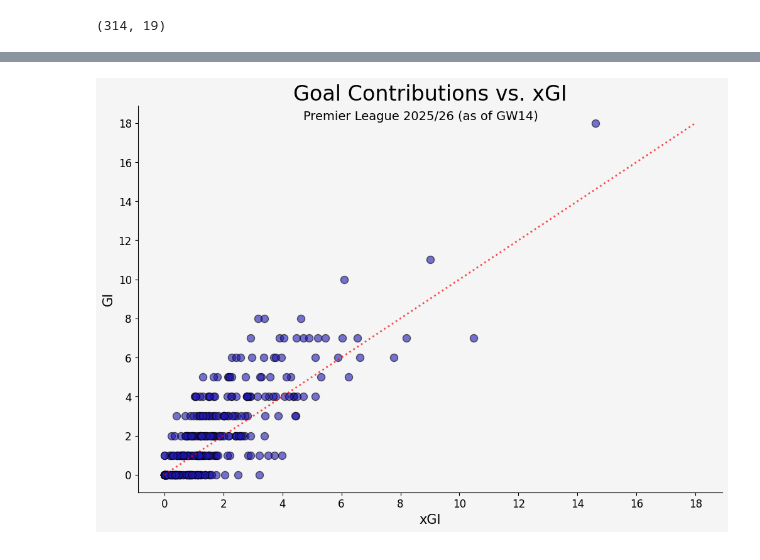
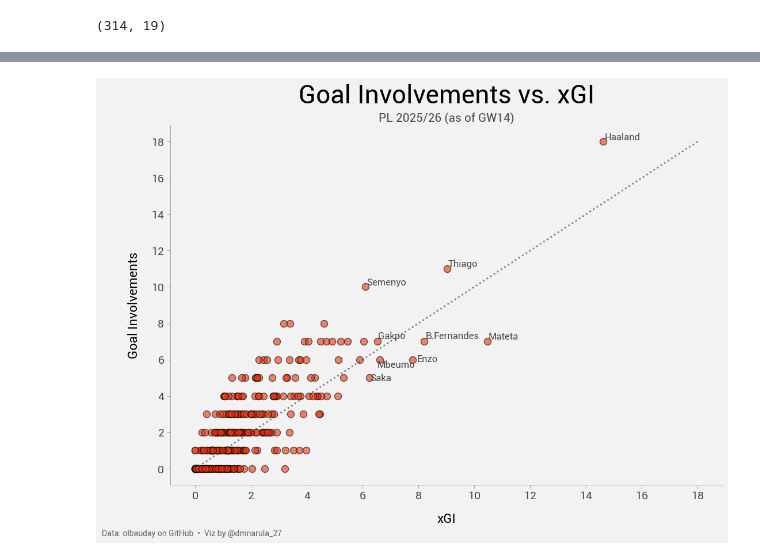
Before and after one commit to dmnarula/football-ds-learning, a Jupyter notebook: week3-visualization/Week3_xGI_vs_GI.ipynb, the cells around one changed output, grey strips where cells are left out. Drawn from its saved outputs; the diff is of its cells as text; code cells hidden in the pictures.

```diff
--- a/week3-visualization/Week3_xGI_vs_GI.ipynb
+++ b/week3-visualization/Week3_xGI_vs_GI.ipynb
@@ -3,7 +3,7 @@
 # %%
 import pandas as pd
 
-url = "https://raw.githubusercontent.com/olbauday/FPL-Elo-Insights/refs/heads/main/data/2025-2026/By%20Tournament/Premier%20League/GW14/playerstats.csv"
+url = "https://raw.githubusercontent.com/dmnarula/football-ds-learning/refs/heads/main/data/pl_data_gw14_25_26_full.csv"
 df = pd.read_csv(url)
 
 df.head()
@@ -74,5 +74,7 @@ df_clean = df_small[df_small["minutes"] >= 300].copy()
 df_clean.shape
 # %% [output]
 (314, 19)
+# %%
+top_xg = df_clean.sort_values("xGI", ascending=False).head(9)
 # %%
 import matplotlib.pyplot as plt
@@ -78,0 +87,7 @@ import matplotlib.pyplot as plt
+# %%
+# Font
+import matplotlib.font_manager as fm
+font_path = "/content/Roboto-Regular.ttf"
+
+fm.fontManager.addfont(font_path)
+plt.rcParams["font.family"] = "Roboto"
@@ -79,49 +114,100 @@ import matplotlib.pyplot as plt
 # %%
 # Making scatter plot
 
+from adjustText import adjust_text
+
 # Size
-plt.figure(figsize=(12,8), facecolor="#f5f5f5")
+plt.figure(figsize=(12,8), facecolor="#f2f2f2")
 
 # Scatter plot
 plt.scatter(
     df_clean["xGI"],
     df_clean["GI"],
     alpha=0.6,
     s=75,
     edgecolor="black",
-    c="#1f17b3"
+    c="#e83410"
 )
 
 # Diagonal line
 max_val = max(df_clean["xGI"].max(), df_clean["GI"].max())
 plt.plot([0, max_val], [0, max_val],
-         color="red",
+         color="#4a4a4a",
          linestyle=":",
          linewidth=2,
          alpha=0.7,
          solid_capstyle="round"
          )
 
 # Labels
-plt.xlabel("xGI", fontsize=15)
-plt.ylabel("GI", fontsize=15)
-plt.title("Goal Contributions vs. xGI", fontsize=24)
-plt.suptitle("Premier League 2025/26 (as of GW14)", fontsize=14, y=0.87)
+plt.xlabel("xGI", fontsize=16,labelpad=14)
+plt.ylabel("Goal Involvements", fontsize=16, labelpad=14)
+plt.title("Goal Involvements vs. xGI", fontsize=32, pad=28)
+plt.suptitle("PL 2025/26 (as of GW14)",
+             fontsize=15,
+             y=0.91,
+             c="#4a4a4a"
+             )
 
 # Axes
 ax = plt.gca()
 ax.spines["top"].set_visible(False)
 ax.spines["right"].set_visible(False)
-ax.set_facecolor("#f5f5f5")
-
-# Axis increment
-plt.xticks(range(0, int(max_val)+1, 2), fontsize=12)
-plt.yticks(range(0, int(max_val)+1, 2), fontsize=12)
+ax.spines["bottom"].set_color("#999999")
+ax.spines["left"].set_color("#999999")
+ax.spines["left"].set_linewidth(0.6)
+ax.spines["bottom"].set_linewidth(0.6)
+ax.set_facecolor("#f2f2f2")
+ax.tick_params(
+    axis='both',
+    length=4,
+    width=0.6,
+    color="#999999",
+    labelsize=14
+)
 
 
 
 
+# Axis increment
+plt.xticks(range(0, int(max_val)+1, 2), fontsize=14, c="#4a4a4a")
+plt.yticks(range(0, int(max_val)+1, 2), fontsize=14, c="#4a4a4a")
+
+# Spacing
+plt.subplots_adjust(
+    left=0.1,
+    right=0.9,
+    bottom=0.1
+)
+
+# Dot labels
+texts = []
+
+for _, row in top_xg.iterrows():
+    texts.append(
+        plt.text(
+            row["xGI"],
+            row["GI"],
+            row["web_name"],
+            fontsize=12,
+            color="#4a4a4a"
+        )
+    )
+
+adjust_text(
+    texts,
+    ax=ax
+)
+
+plt.figtext(
+    0.001, -0.01,
+    "Data: olbauday on GitHub  •  Viz by @dmnarula_27",
+    ha="left",
+    fontsize=10,
+    color="#666666"
+)
+
 
 plt.show()
 # %% [output]
-[figure, old version]
+[figure, new version]
```
Also changed, not shown: parts of 3 cells of this notebook.
